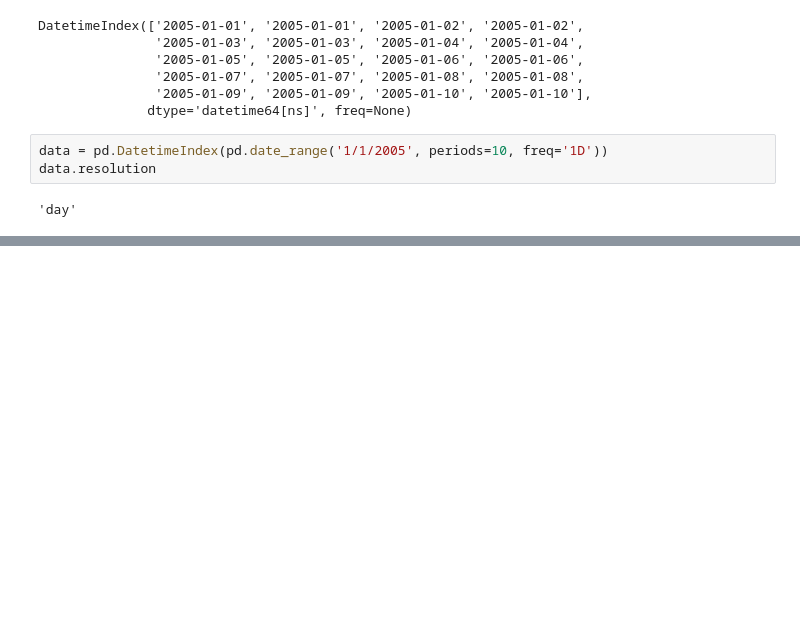
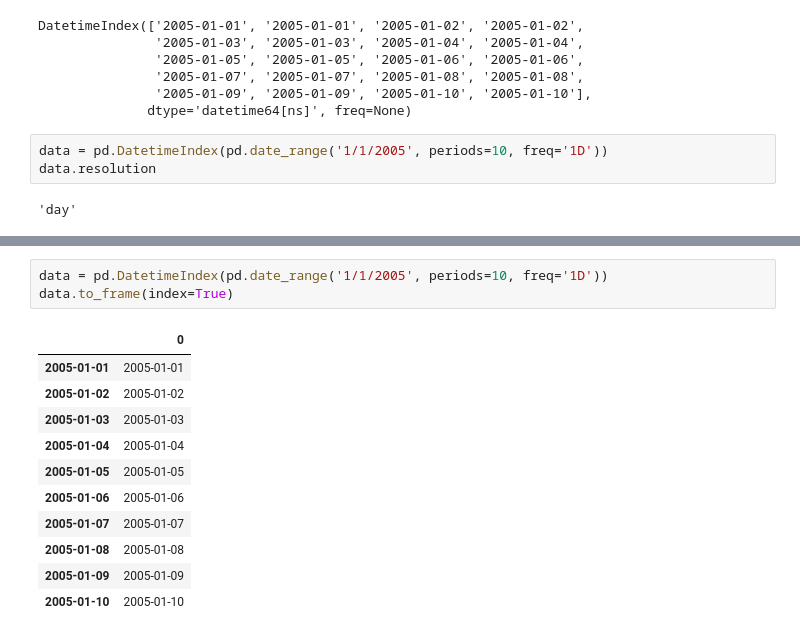
Before and after one commit to IqrorjonCoder/all-pandas-functions, a Jupyter notebook: 7 DatetimeIndex/datetimeindex.ipynb, the cells around one changed output, grey strips where cells are left out. Drawn from its saved outputs; the diff is of its cells as text; blank space fills up the shorter version.

```diff
--- a/7 DatetimeIndex/datetimeindex.ipynb
+++ b/7 DatetimeIndex/datetimeindex.ipynb
@@ -775,0 +912,15 @@ data.resolution
+# %%
+data = pd.DatetimeIndex(pd.date_range('1/1/2005', periods=10, freq='1D'))
+data.to_frame(index=True)
+# %% [output]
+|  | 0 |
+| 2005-01-01 | 2005-01-01 |
+| 2005-01-02 | 2005-01-02 |
+| 2005-01-03 | 2005-01-03 |
+| 2005-01-04 | 2005-01-04 |
+| 2005-01-05 | 2005-01-05 |
+| 2005-01-06 | 2005-01-06 |
+| 2005-01-07 | 2005-01-07 |
+| 2005-01-08 | 2005-01-08 |
+| 2005-01-09 | 2005-01-09 |
+| 2005-01-10 | 2005-01-10 |
```
Also changed, not shown: parts of 48 cells of this notebook, 8 other files.
